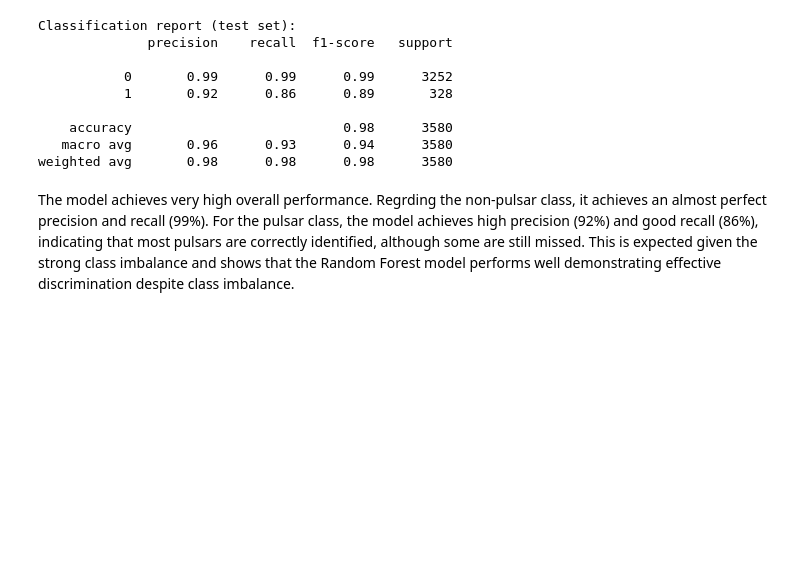
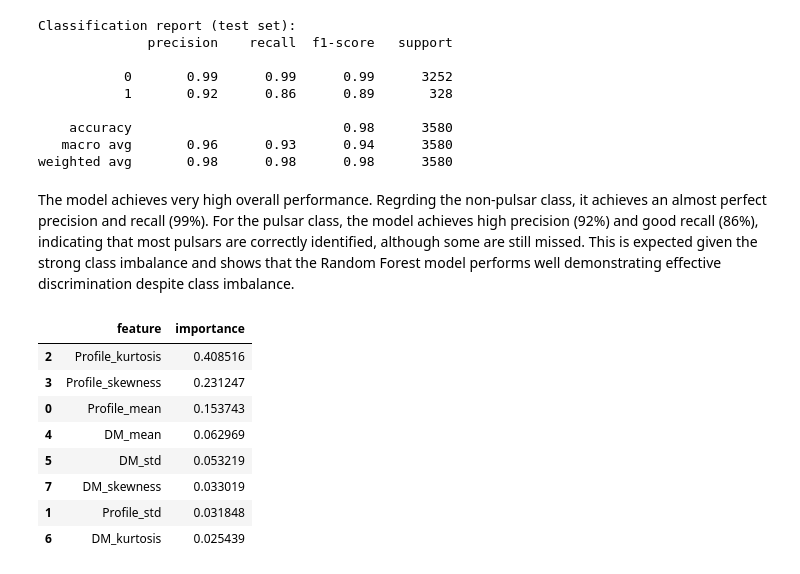
Before and after one commit to giannismantzaris-cmd/DAMA61, a Jupyter notebook: Mantzaris_WA3.ipynb, the cells around one changed output. Cells and saved outputs as stored; diff of their text form; code cells hidden in the pictures; blank space fills up the shorter version.

```diff
--- a/Mantzaris_WA3.ipynb
+++ b/Mantzaris_WA3.ipynb
@@ -427,3 +427,27 @@ Classification report (test set):
 weighted avg       0.98      0.98      0.98      3580
 # %% [markdown]
 The model achieves very high overall performance. Regrding the non-pulsar class, it achieves an almost perfect precision and recall (99%). For the pulsar class, the model achieves high precision (92%) and good recall (86%), indicating that most pulsars are correctly identified, although some are still missed. This is expected given the strong class imbalance and shows that the Random Forest model performs well demonstrating effective discrimination despite class imbalance.
+# %%
+#Extract the trained Random Forest from the pipeline
+rf_model = best_model.named_steps["rf"]
+# %%
+#Get feature importances
+importances = rf_model.feature_importances_
+# %%
+#present the results
+feature_importance_df = pd.DataFrame({
+    "feature": X_train.columns,
+    "importance": importances
+}).sort_values(by="importance", ascending=False)
+
+feature_importance_df
+# %% [output]
+|  | feature | importance |
+| 2 | Profile_kurtosis | 0.408516 |
+| 3 | Profile_skewness | 0.231247 |
+| 0 | Profile_mean | 0.153743 |
+| 4 | DM_mean | 0.062969 |
+| 5 | DM_std | 0.053219 |
+| 7 | DM_skewness | 0.033019 |
+| 1 | Profile_std | 0.031848 |
+| 6 | DM_kurtosis | 0.025439 |
```
